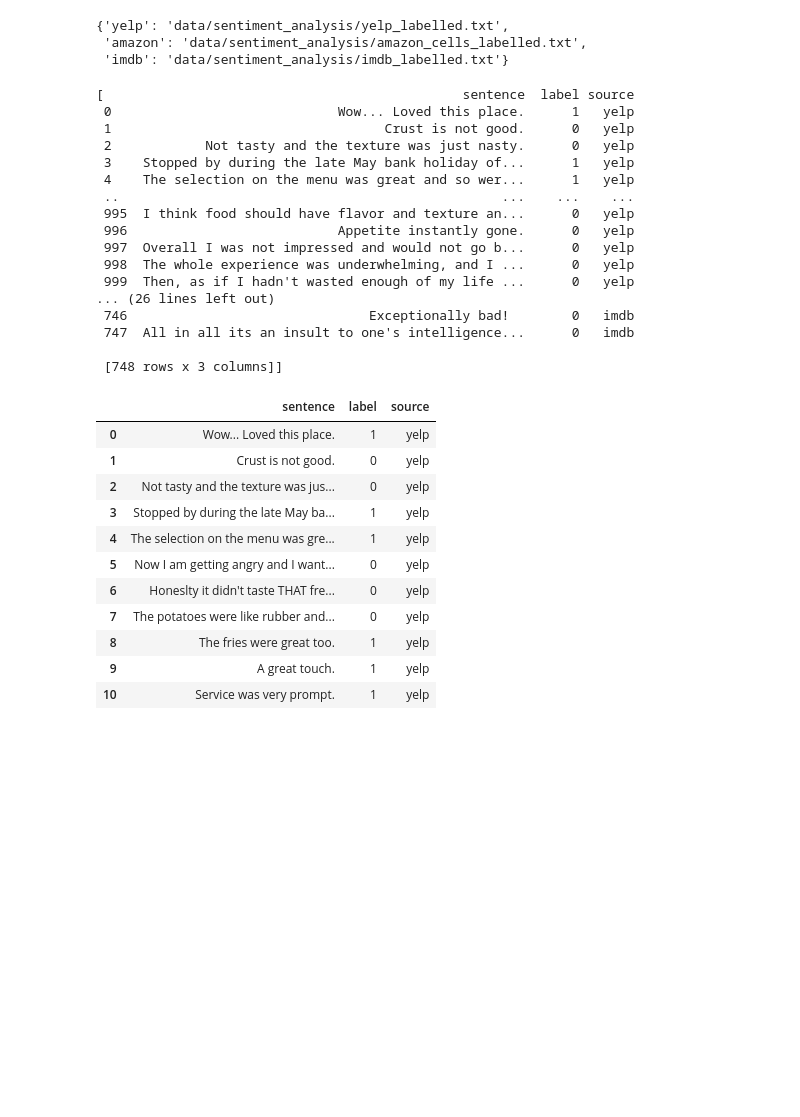
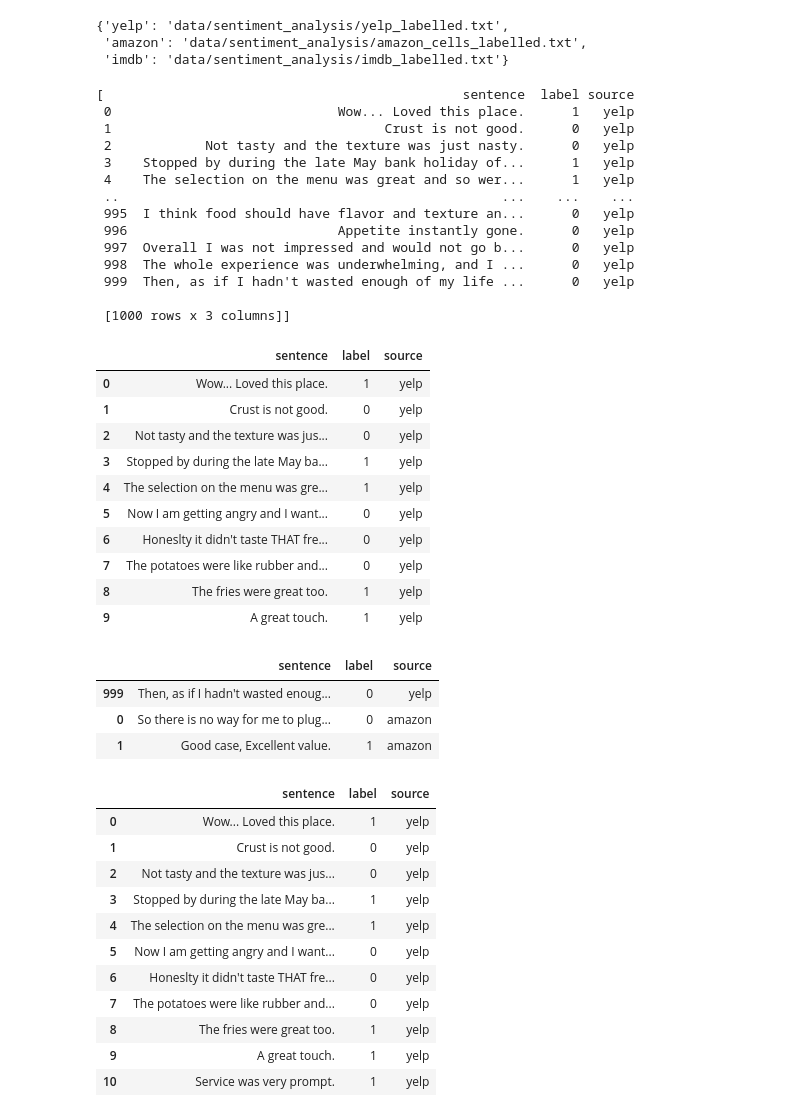
Before and after one commit to ishtiaqahmedz/practice_project_files, a Jupyter notebook: 906 Text-Classification,Sentiment Analysis.ipynb, the cells around one changed output. Drawn from its saved outputs; the diff is of its cells as text; code cells hidden in the pictures; blank space fills up the shorter version.

```diff
--- a/906 Text-Classification,Sentiment Analysis.ipynb
+++ b/906 Text-Classification,Sentiment Analysis.ipynb
@@ -30,7 +30,7 @@ for source, filepath in filepath_dict.items():
 df=pd.concat(df_list) #Concatenate pandas objects, here dataframes in a list, along a particular axis.
 # %%
 
-df_list[0:3]
+df_list[0:1] #the list which containes 3 databases
 # %% [output]
 [                                              sentence  label source
  0                             Wow... Loved this place.      1   yelp
@@ -44,9 +44,27 @@ df_list[0:3]
  997  Overall I was not impressed and would not go b...      0   yelp
  998  The whole experience was underwhelming, and I ...      0   yelp
  999  Then, as if I hadn't wasted enough of my life ...      0   yelp
-... (26 lines left out)
- 746                               Exceptionally bad!        0   imdb
- 747  All in all its an insult to one's intelligence...      0   imdb
 
- [748 rows x 3 columns]]
+ [1000 rows x 3 columns]]
+# %%
+df.head(10)
+# %% [output]
+|  | sentence | label | source |
+| 0 | Wow... Loved this place. | 1 | yelp |
+| 1 | Crust is not good. | 0 | yelp |
+| 2 | Not tasty and the texture was jus... | 0 | yelp |
+| 3 | Stopped by during the late May ba... | 1 | yelp |
+| 4 | The selection on the menu was gre... | 1 | yelp |
+| 5 | Now I am getting angry and I want... | 0 | yelp |
+| 6 | Honeslty it didn't taste THAT fre... | 0 | yelp |
+| 7 | The potatoes were like rubber and... | 0 | yelp |
+| 8 | The fries were great too. | 1 | yelp |
+| 9 | A great touch. | 1 | yelp |
+# %%
+df[999:1002] #check that index is restarted after yelp database is ended and amazon is started
+# %% [output]
+|  | sentence | label | source |
+| 999 | Then, as if I hadn't wasted enoug... | 0 | yelp |
+| 0 | So there is no way for me to plug... | 0 | amazon |
+| 1 | Good case, Excellent value. | 1 | amazon |
 # %%
```
Also changed, not shown: parts of 25 cells of this notebook, 1 other file.
